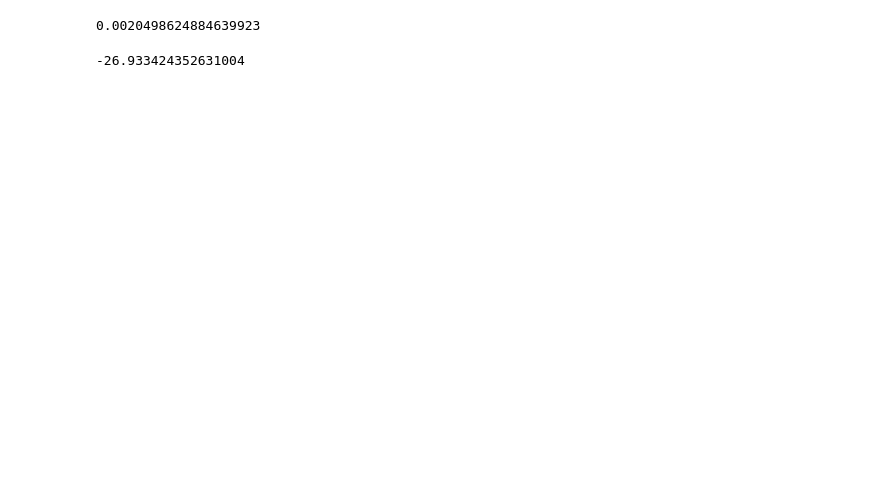
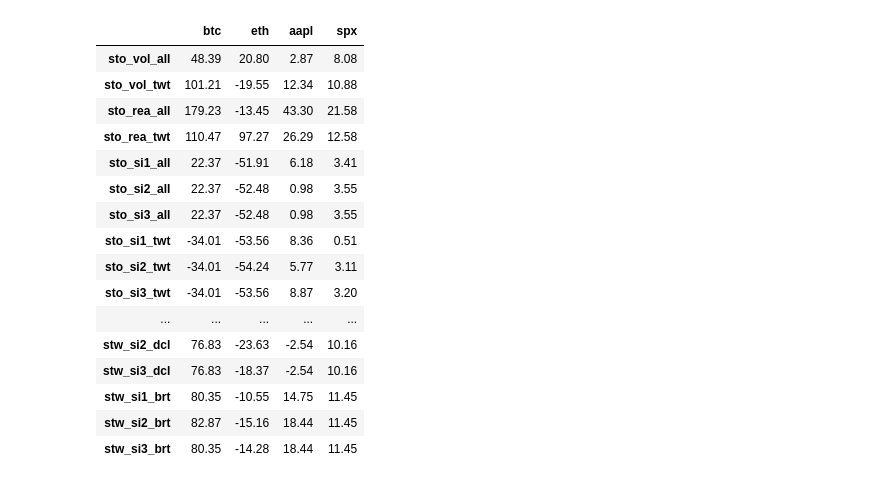
Before and after one commit to rotkert/stocktwits_sentiment, a Jupyter notebook: final_strategy.ipynb, the cells around one changed output. Saved outputs shown, nothing was run; the diff lists cells and outputs as text; code cells hidden in the pictures; blank space fills up the shorter version.

```diff
--- a/final_strategy.ipynb
+++ b/final_strategy.ipynb
@@ -12,5 +11,0 @@ Name: 0.25, dtype: float64
-# %%
-symbol = 'btc'
-# %%
-data = pd.read_csv('data/pred/pred_stw_brt_si1_' + symbol + '.csv', index_col=0, parse_dates=True)[1:]
-prices = pd.read_csv('data/prices_open/prices_open_' + symbol + '.csv', index_col=0, parse_dates=True)[1:]
@@ -25 +12,20 @@ prices = pd.read_csv('data/prices_open/prices_open_' + symbol + '.csv', index_co
+# %%
+index = ['sto_vol_all',
+         'sto_vol_twt',
+         'sto_rea_all',
+         'sto_rea_twt',
+         'sto_si1_all',
+         'sto_si2_all',
+         'sto_si3_all',
+         'sto_si1_twt',
+         'sto_si2_twt',
+         'sto_si3_twt',
+         'stw_vol_dcl',
+         'stw_vol_brt',
+         'stw_si1_dcl',
+         'stw_si2_dcl',
+         'stw_si3_dcl',
+         'stw_si1_brt',
+         'stw_si2_brt',
+         'stw_si3_brt']
 # %%
@@ -67,4 +71,0 @@ sr = r.mean() /r.std() * np.sqrt(272)
-# %%
-r.mean()
-# %% [output]
-0.0020498624884639923
@@ -73,4 +72,21 @@ import numpy as np
-# %%
-sr
-# %% [output]
--26.933424352631004
+# %%
+a = (sc * 100).round(2)
+a
+# %% [output]
+|  | btc | eth | aapl | spx |
+| sto_vol_all | 48.39 | 20.80 | 2.87 | 8.08 |
+| sto_vol_twt | 101.21 | -19.55 | 12.34 | 10.88 |
+| sto_rea_all | 179.23 | -13.45 | 43.30 | 21.58 |
+| sto_rea_twt | 110.47 | 97.27 | 26.29 | 12.58 |
+| sto_si1_all | 22.37 | -51.91 | 6.18 | 3.41 |
+| sto_si2_all | 22.37 | -52.48 | 0.98 | 3.55 |
+| sto_si3_all | 22.37 | -52.48 | 0.98 | 3.55 |
+| sto_si1_twt | -34.01 | -53.56 | 8.36 | 0.51 |
+| sto_si2_twt | -34.01 | -54.24 | 5.77 | 3.11 |
+| sto_si3_twt | -34.01 | -53.56 | 8.87 | 3.20 |
+| ... | ... | ... | ... | ... |
+| stw_si2_dcl | 76.83 | -23.63 | -2.54 | 10.16 |
+| stw_si3_dcl | 76.83 | -18.37 | -2.54 | 10.16 |
+| stw_si1_brt | 80.35 | -10.55 | 14.75 | 11.45 |
+| stw_si2_brt | 82.87 | -15.16 | 18.44 | 11.45 |
+| stw_si3_brt | 80.35 | -14.28 | 18.44 | 11.45 |
```
Also changed, not shown: parts of 17 cells of this notebook, 4 other files.
